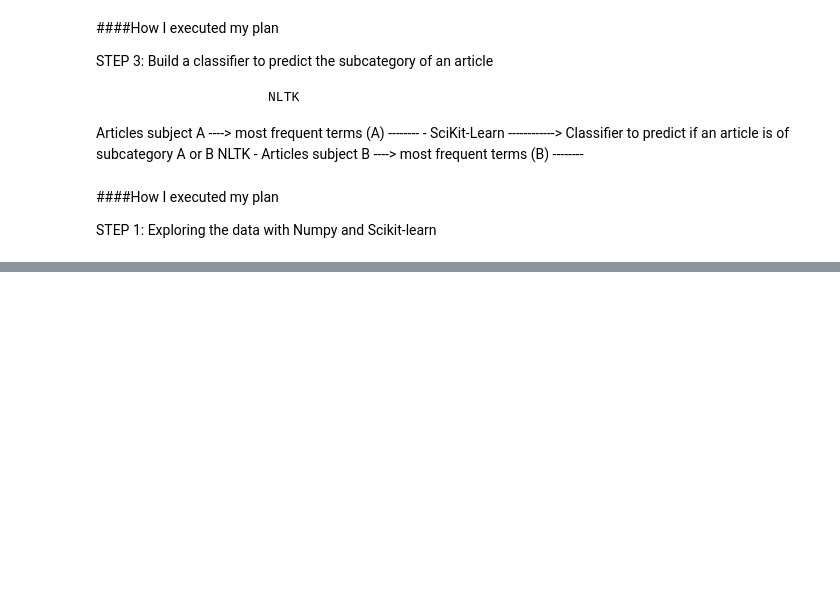
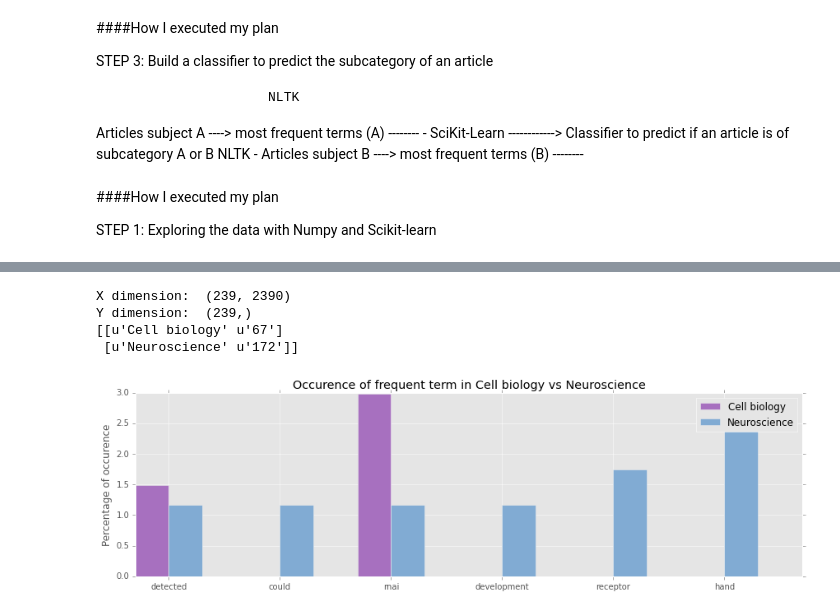
Before and after one commit to Eleonore9/get-articles-meaning, a Jupyter notebook: Eleonore_PyData_Ldn2015.ipynb, the cells around one changed output, grey strips where cells are left out. Drawn from its saved outputs; the diff is of its cells as text; code cells hidden in the pictures; blank space fills up the shorter version.

```diff
--- a/Eleonore_PyData_Ldn2015.ipynb
+++ b/Eleonore_PyData_Ldn2015.ipynb
@@ -459,0 +486,10 @@ print topics_articles['Cell biology']['elife02923']
+# %%
+# Use a numpy array (data structure used with Scikit-learn)
+topics_data = np.array(top_data)
+print topics_data
+
+## Data matrix: column 3 to the end
+X = topics_data[:, 2:2392].astype(int)
+
+## Class vector: column 2
+Y = topics_data[:, 1]
@@ -459,0 +504,41 @@ print topics_articles['Cell biology']['elife02923']
+# %%
+print "\nX dimension: ", X.shape
+print "Y dimension: ", Y.shape
+
+Yfreq = sp.stats.itemfreq(Y)
+print Yfreq
+cb_total = int(Yfreq[0][1])
+n_total = int(Yfreq[1][1])
+# %% [output]
+X dimension:  (239, 2390)
+Y dimension:  (239,)
+[[u'Cell biology' u'67']
+ [u'Neuroscience' u'172']]
+# %%
+freqs_cb, freqs_n = [], []
+R, N = range(3, 15, 2), len(range(3, 15, 2))
+
+for j in R:
+    cb = [int(i[1]) for i in topics_data[:, (1, j)] if i[0]=='Cell biology']
+    n = [int(i[1]) for i in topics_data[:, (1, j)] if i[0]=='Neuroscience']
+    cb_freq = sum(cb)*100./cb_total
+    n_freq = sum(n)*100./n_total
+    freqs_cb.append(cb_freq)
+    freqs_n.append(n_freq)
+
+ind = np.arange(N)
+width = 0.3
+fig, ax = plt.subplots()
+rects_cb = ax.bar(ind, freqs_cb, width, color='#A770BF')
+rects_n = ax.bar(ind+width, freqs_n, width, color='#81ABD3')
+
+ax.set_ylabel('Percentage of occurence')
+ax.set_title('Occurence of frequent term in Cell biology vs Neuroscience')
+ax.set_xticks(ind+width)
+xlabels = [header[i] for i in R]
+ax.set_xticklabels(xlabels)
+ax.legend((rects_cb[0], rects_n[0]), ('Cell biology', 'Neuroscience'))
+
+fig.subplots_adjust(right=2)
+# %% [output]
+[figure, added]
```
Also changed, not shown: parts of 12 cells of this notebook, 4 other files.
